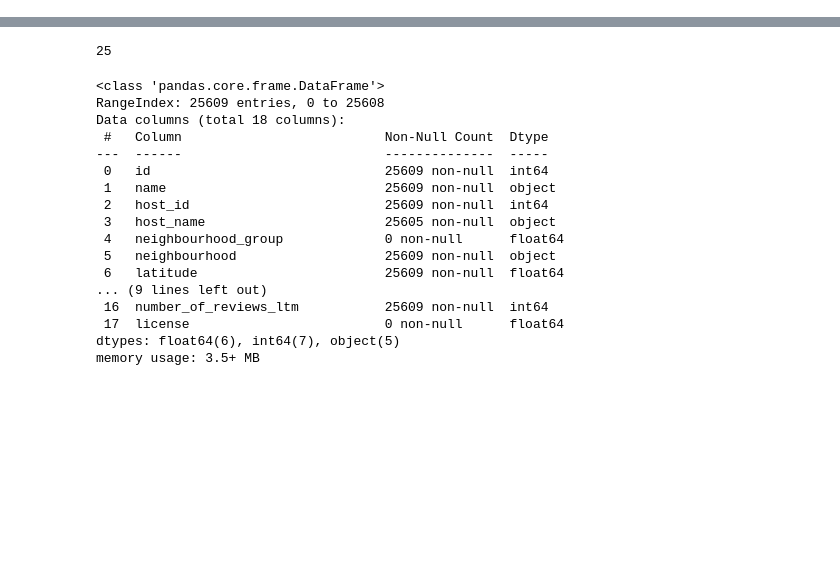
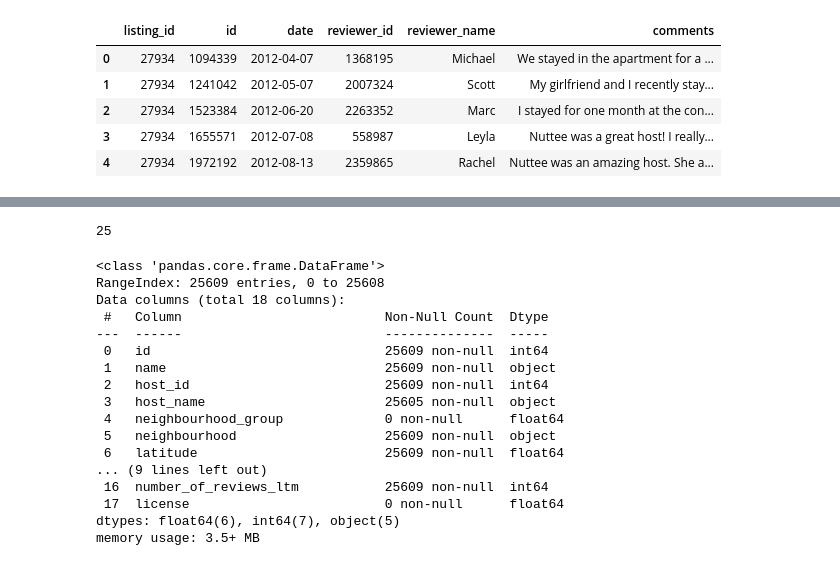
Before and after one commit to limlim12-blip/Inside-Airbnb-Singapore, a Jupyter notebook: src/get_data.ipynb, the cells around one changed output, grey strips where cells are left out. Saved outputs shown, nothing was run; the diff lists cells and outputs as text; code cells hidden in the pictures; blank space fills up the shorter version.

```diff
--- a/src/get_data.ipynb
+++ b/src/get_data.ipynb
@@ -20 +22,11 @@ pdf6 = gpd.read_file("../raw/bangkok/2024-12-25/visualisations/neighbourhoods.ge
+# %%
+pf4 = pd.read_csv("../raw/bangkok/2024-12-25/data/reviews.csv.gz",low_memory=False)
+pf4.head()
+# %% [output]
+|  | listing_id | id | date | reviewer_id | reviewer_name | comments |
+| 0 | 27934 | 1094339 | 2012-04-07 | 1368195 | Michael | We stayed in the apartment for a ... |
+| 1 | 27934 | 1241042 | 2012-05-07 | 2007324 | Scott | My girlfriend and I recently stay... |
+| 2 | 27934 | 1523384 | 2012-06-20 | 2263352 | Marc | I stayed for one month at the con... |
+| 3 | 27934 | 1655571 | 2012-07-08 | 558987 | Leyla | Nuttee was a great host! I really... |
+| 4 | 27934 | 1972192 | 2012-08-13 | 2359865 | Rachel | Nuttee was an amazing host. She a... |
 # %%
```
Also changed, not shown: parts of 4 cells of this notebook, 7 other files.
